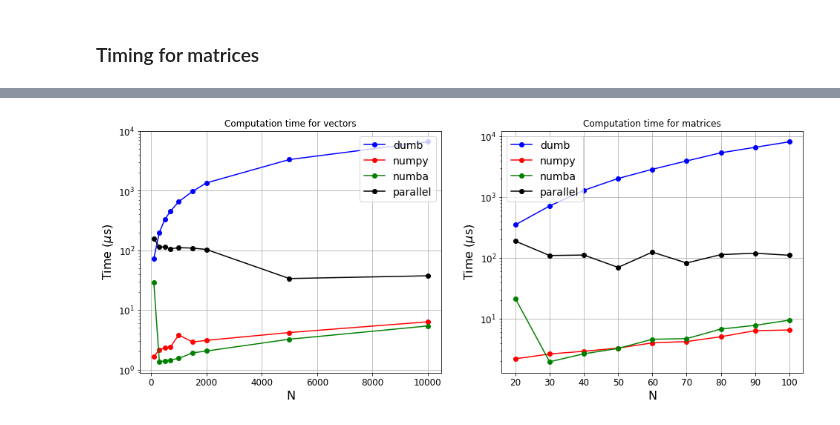
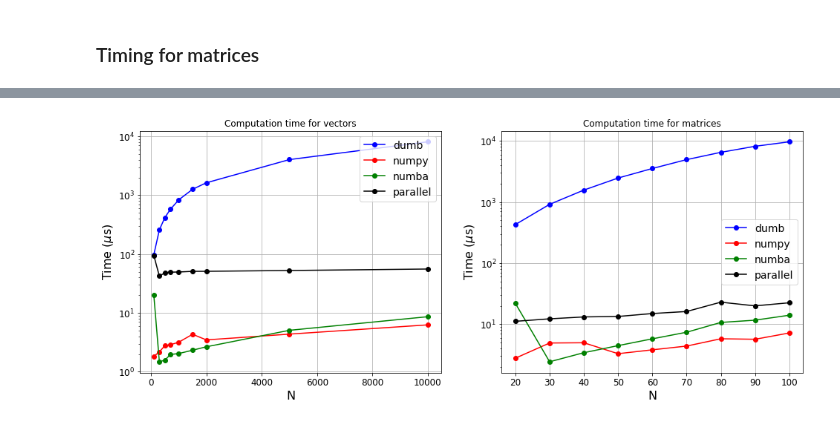
Before and after one commit to birocoles/matcomp, a Jupyter notebook: code/timing_hadamard_real.ipynb, the cells around one changed output, grey strips where cells are left out. Cells and saved outputs as stored; diff of their text form; code cells hidden in the pictures.

```diff
--- a/code/timing_hadamard_real.ipynb
+++ b/code/timing_hadamard_real.ipynb
@@ -32,7 +32,7 @@ for Ni in tq(N_vec):
     # hadamard_real_numba
     time = %timeit -o -n 100 -r 100 fcs.hadamard_real_numba(data, data)
     list_time_numba.append(time.average)
-    # hadamard_real_parallel
-    time = %timeit -o -n 100 -r 100 fcs.hadamard_real_parallel(data, data)
+    # hadamard_real_vec_par
+    time = %timeit -o -n 100 -r 100 fcs.hadamard_real_vec_par(data, data)
     list_time_parallel.append(time.average)
 # %% [output]
@@ -57,7 +57,7 @@ The slowest run took 4.57 times longer than the fastest. This could mean that an
 list_vector_time_dumb = np.array(list_time_dumb)
 list_vector_time_numpy = np.array(list_time_numpy)
 list_vector_time_numba = np.array(list_time_numba)
-list_vector_time_parallel = np.array(list_time_parallel)
+list_vector_time_vec_par = np.array(list_time_parallel)
 # %% [markdown]
 ### Timing for matrices
 # %%
@@ -79,7 +79,7 @@ for Ni in tq(N_mat):
     # hadamard_real_numba
     time = %timeit -o -n 100 -r 100 fcs.hadamard_real_numba(data, data)
     list_time_numba.append(time.average)
-    # hadamard_real_parallel
-    time = %timeit -o -n 100 -r 100 fcs.hadamard_real_parallel(data, data)
+    # hadamard_real_mat_par
+    time = %timeit -o -n 100 -r 100 fcs.hadamard_real_mat_par(data, data)
     list_time_parallel.append(time.average)
 # %% [output]
@@ -104,38 +104,38 @@ The slowest run took 5.51 times longer than the fastest. This could mean that an
 list_matrix_time_dumb = np.array(list_time_dumb)
 list_matrix_time_numpy = np.array(list_time_numpy)
 list_matrix_time_numba = np.array(list_time_numba)
-list_matrix_time_parallel = np.array(list_time_parallel)
+list_matrix_time_mat_par = np.array(list_time_parallel)
 # %%
 plt.figure(figsize=(16,6))
 
 plt.subplot(121)
 plt.title('Computation time for vectors')
 plt.plot(N_vec, list_vector_time_dumb*1e6, 'bo-', label = 'dumb')
 plt.plot(N_vec, list_vector_time_numpy*1e6, 'ro-', label = 'numpy')
 plt.plot(N_vec, list_vector_time_numba*1e6, 'go-', label = 'numba')
-plt.plot(N_vec, list_vector_time_parallel*1e6, 'ko-', label = 'parallel')
+plt.plot(N_vec, list_vector_time_vec_par*1e6, 'ko-', label = 'parallel')
 plt.legend(loc = 'best', fontsize = 14)
 plt.xticks(fontsize = 12)
 plt.yticks(fontsize = 12)
 plt.xlabel('N', fontsize = 16)
 plt.ylabel('Time ($\mu$s)', fontsize = 16)
 plt.yscale('log')
 plt.grid()
 
 plt.subplot(122)
 plt.title('Computation time for matrices')
 plt.plot(N_mat, list_matrix_time_dumb*1e6, 'bo-', label = 'dumb')
 plt.plot(N_mat, list_matrix_time_numpy*1e6, 'ro-', label = 'numpy')
 plt.plot(N_mat, list_matrix_time_numba*1e6, 'go-', label = 'numba')
-plt.plot(N_mat, list_matrix_time_parallel*1e6, 'ko-', label = 'parallel')
+plt.plot(N_mat, list_matrix_time_mat_par*1e6, 'ko-', label = 'parallel')
 plt.legend(loc = 'best', fontsize = 14)
 plt.xticks(fontsize = 12)
 plt.yticks(fontsize = 12)
 plt.xlabel('N', fontsize = 16)
 plt.ylabel('Time ($\mu$s)', fontsize = 16)
 plt.yscale('log')
 plt.grid()
 
 plt.show()
 # %% [output]
-[figure, old version]
+[figure, new version]
```
Also changed, not shown: parts of 2 cells of this notebook, 4 other files.
